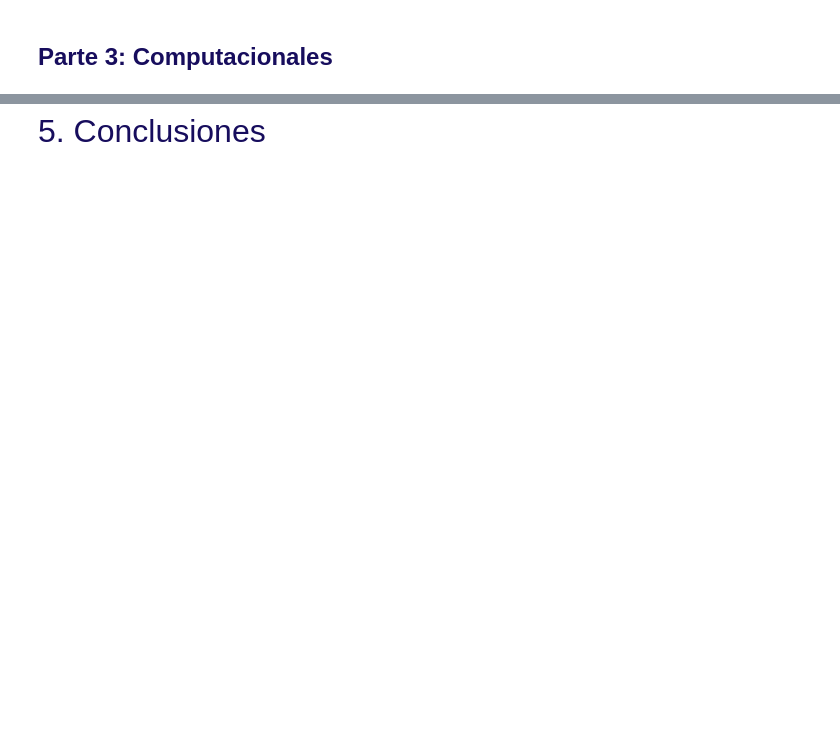
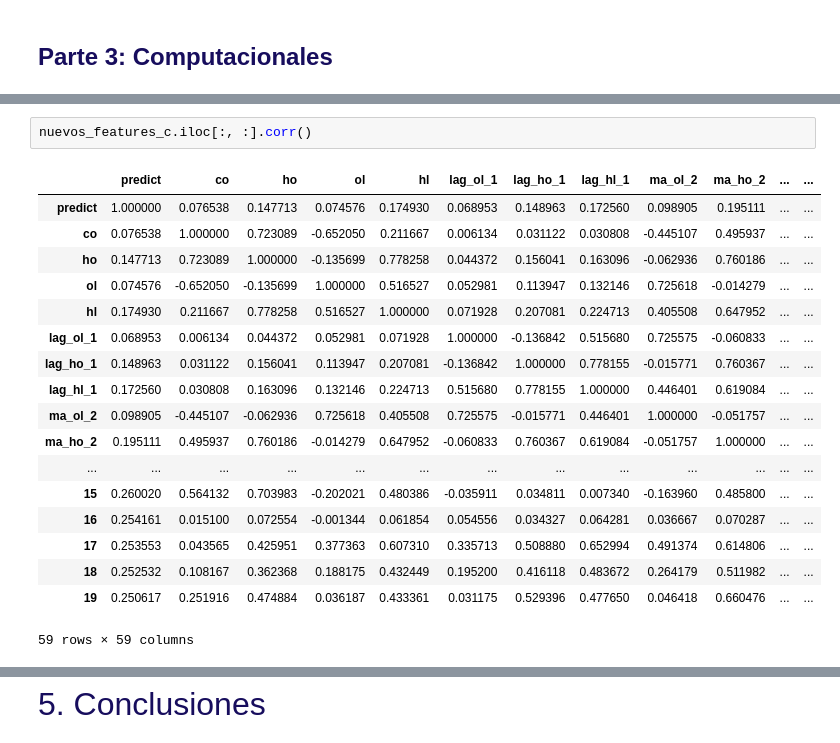
Before and after one commit to israelcastilloh/myst, a Jupyter notebook: notebook.ipynb, the cells around one changed output, grey strips where cells are left out. Drawn from its saved outputs; the diff is of its cells as text; blank space fills up the shorter version.

```diff
--- a/notebook.ipynb
+++ b/notebook.ipynb
@@ -72,0 +133,21 @@ Para correr este Notebook es necesario contar con los archivos que están conten
+# %%
+nuevos_features_c.iloc[:, :].corr()
+# %% [output]
+|  | predict | co | ho | ol | hl | lag_ol_1 | lag_ho_1 | lag_hl_1 | ma_ol_2 | ma_ho_2 | ... | ... |
+| predict | 1.000000 | 0.076538 | 0.147713 | 0.074576 | 0.174930 | 0.068953 | 0.148963 | 0.172560 | 0.098905 | 0.195111 | ... | ... |
+| co | 0.076538 | 1.000000 | 0.723089 | -0.652050 | 0.211667 | 0.006134 | 0.031122 | 0.030808 | -0.445107 | 0.495937 | ... | ... |
+| ho | 0.147713 | 0.723089 | 1.000000 | -0.135699 | 0.778258 | 0.044372 | 0.156041 | 0.163096 | -0.062936 | 0.760186 | ... | ... |
+| ol | 0.074576 | -0.652050 | -0.135699 | 1.000000 | 0.516527 | 0.052981 | 0.113947 | 0.132146 | 0.725618 | -0.014279 | ... | ... |
+| hl | 0.174930 | 0.211667 | 0.778258 | 0.516527 | 1.000000 | 0.071928 | 0.207081 | 0.224713 | 0.405508 | 0.647952 | ... | ... |
+| lag_ol_1 | 0.068953 | 0.006134 | 0.044372 | 0.052981 | 0.071928 | 1.000000 | -0.136842 | 0.515680 | 0.725575 | -0.060833 | ... | ... |
+| lag_ho_1 | 0.148963 | 0.031122 | 0.156041 | 0.113947 | 0.207081 | -0.136842 | 1.000000 | 0.778155 | -0.015771 | 0.760367 | ... | ... |
+| lag_hl_1 | 0.172560 | 0.030808 | 0.163096 | 0.132146 | 0.224713 | 0.515680 | 0.778155 | 1.000000 | 0.446401 | 0.619084 | ... | ... |
+| ma_ol_2 | 0.098905 | -0.445107 | -0.062936 | 0.725618 | 0.405508 | 0.725575 | -0.015771 | 0.446401 | 1.000000 | -0.051757 | ... | ... |
+| ma_ho_2 | 0.195111 | 0.495937 | 0.760186 | -0.014279 | 0.647952 | -0.060833 | 0.760367 | 0.619084 | -0.051757 | 1.000000 | ... | ... |
+| ... | ... | ... | ... | ... | ... | ... | ... | ... | ... | ... | ... | ... |
+| 15 | 0.260020 | 0.564132 | 0.703983 | -0.202021 | 0.480386 | -0.035911 | 0.034811 | 0.007340 | -0.163960 | 0.485800 | ... | ... |
+| 16 | 0.254161 | 0.015100 | 0.072554 | -0.001344 | 0.061854 | 0.054556 | 0.034327 | 0.064281 | 0.036667 | 0.070287 | ... | ... |
+| 17 | 0.253553 | 0.043565 | 0.425951 | 0.377363 | 0.607310 | 0.335713 | 0.508880 | 0.652994 | 0.491374 | 0.614806 | ... | ... |
+| 18 | 0.252532 | 0.108167 | 0.362368 | 0.188175 | 0.432449 | 0.195200 | 0.416118 | 0.483672 | 0.264179 | 0.511982 | ... | ... |
+| 19 | 0.250617 | 0.251916 | 0.474884 | 0.036187 | 0.433361 | 0.031175 | 0.529396 | 0.477650 | 0.046418 | 0.660476 | ... | ... |
+59 rows × 59 columns
```
Also changed, not shown: parts of 15 cells of this notebook, 2 other files.
